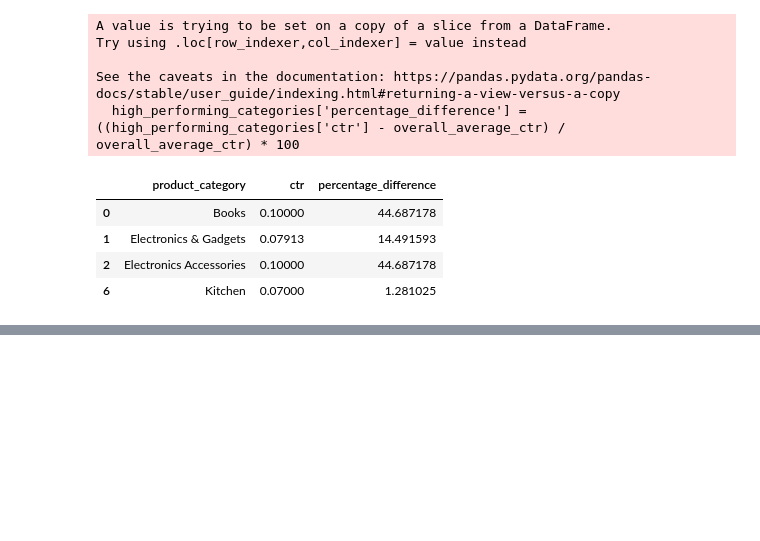
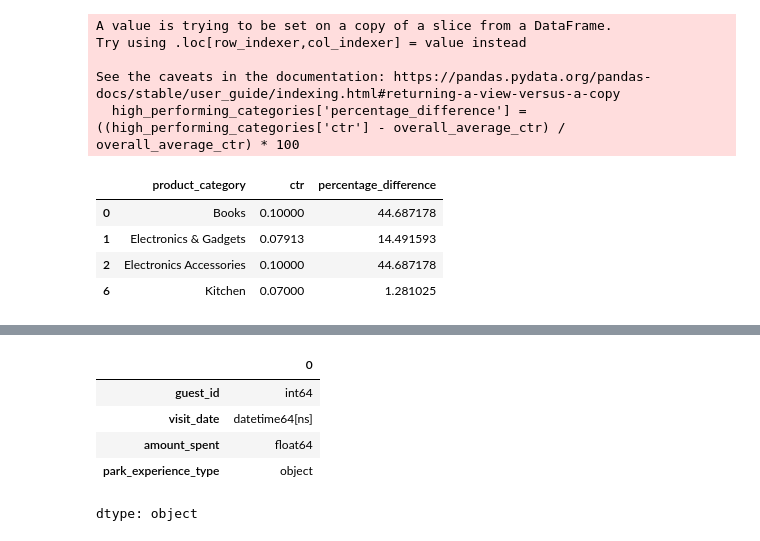
Before and after one commit to Haris-09/Python-Summer-Party-Challenge, a Jupyter notebook: Python_Summer_Party.ipynb, the cells around one changed output, grey strips where cells are left out. Drawn from its saved outputs; the diff is of its cells as text; code cells hidden in the pictures; blank space fills up the shorter version.

```diff
--- a/Python_Summer_Party.ipynb
+++ b/Python_Summer_Party.ipynb
@@ -203,0 +220,11 @@ See the caveats in the documentation: https://pandas.pydata.org/pandas-docs/stab
+# %%
+fct_guest_spending = pd.DataFrame(fct_guest_spending)
+fct_guest_spending['visit_date'] = pd.to_datetime(fct_guest_spending['visit_date'])
+fct_guest_spending.dtypes
+# %% [output]
+|  | 0 |
+| guest_id | int64 |
+| visit_date | datetime64[ns] |
+| amount_spent | float64 |
+| park_experience_type | object |
+dtype: object
```
Also changed, not shown: parts of 9 cells of this notebook.
